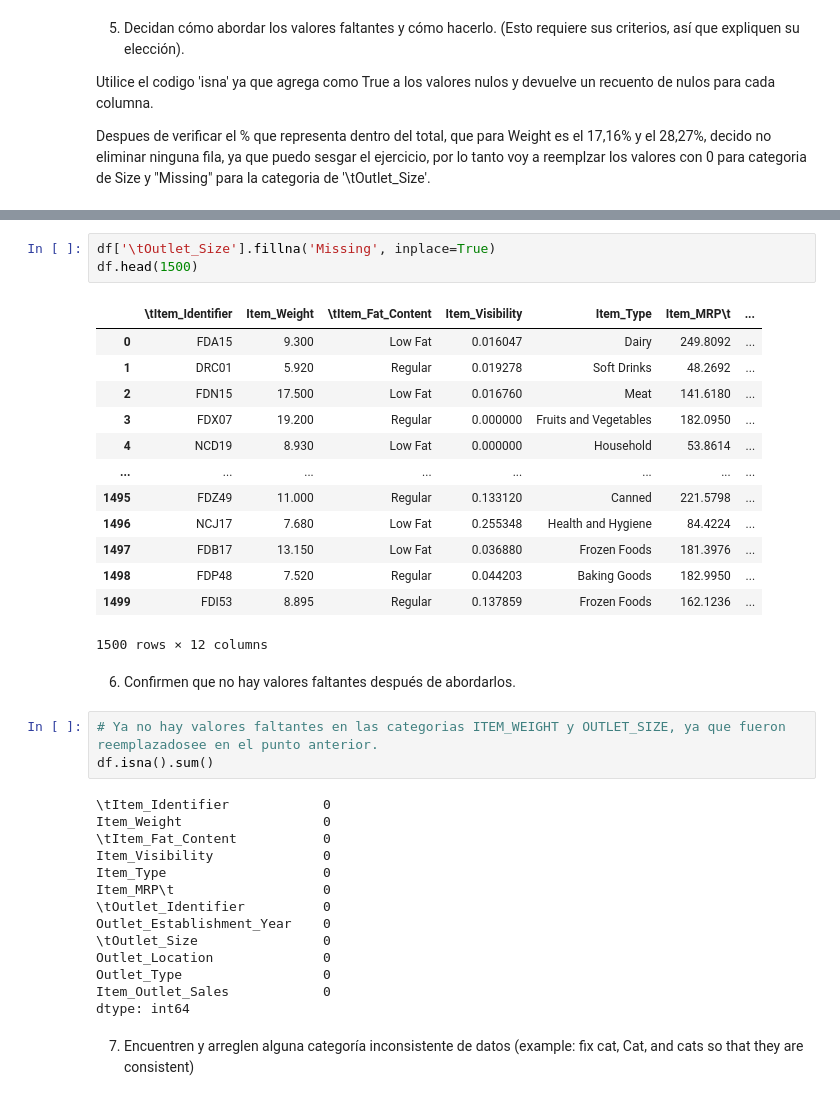
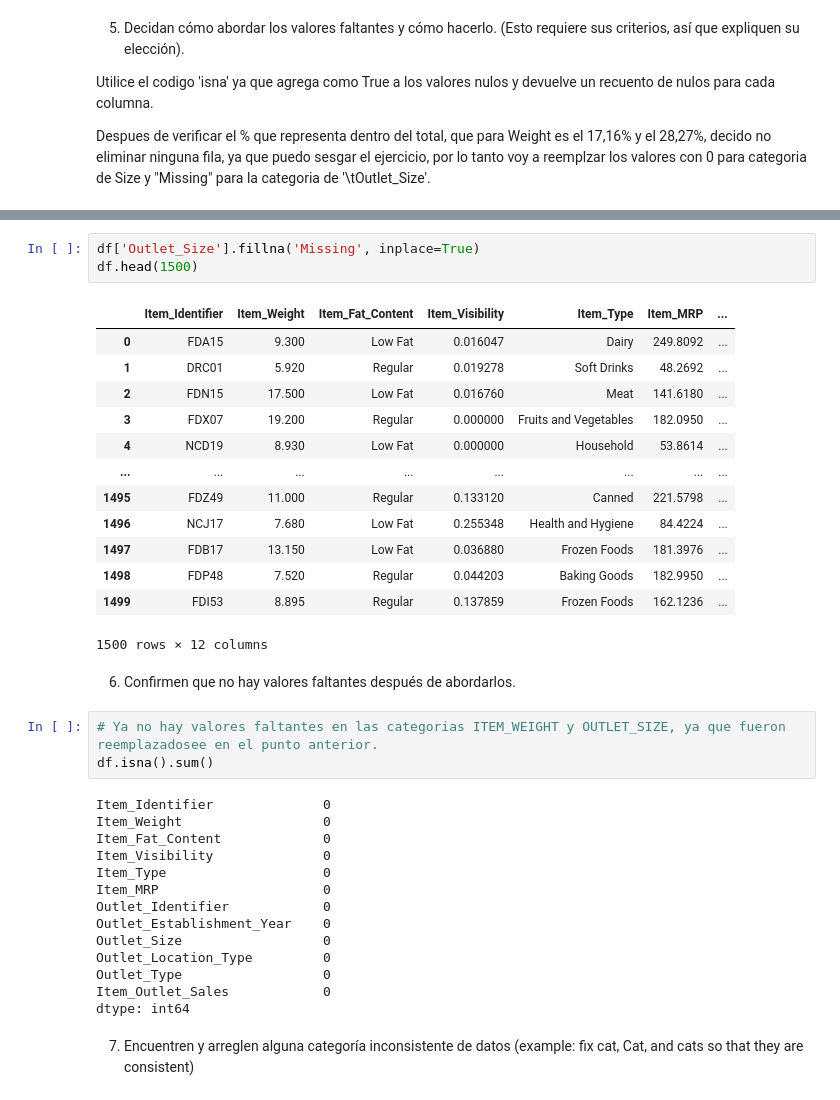
Before and after one commit to Angelica2929/sales_prediction, a Jupyter notebook: Prediccion_Ventas.ipynb, the cells around one changed output, grey strips where cells are left out. Drawn from its saved outputs; the diff is of its cells as text.

```diff
--- a/Prediccion_Ventas.ipynb
+++ b/Prediccion_Ventas.ipynb
@@ -138,10 +140,10 @@ df
 | 8522 | DRG01 | 14.800 | Low Fat | 0.044878 | Soft Drinks | 75.4670 | ... |
 8523 rows × 12 columns
 # %%
-df['\tOutlet_Size'].fillna('Missing', inplace=True)
+df['Outlet_Size'].fillna('Missing', inplace=True)
 df.head(1500)
 # %% [output]
-|  | \tItem_Identifier | Item_Weight | \tItem_Fat_Content | Item_Visibility | Item_Type | Item_MRP\t | ... |
+|  | Item_Identifier | Item_Weight | Item_Fat_Content | Item_Visibility | Item_Type | Item_MRP | ... |
 | 0 | FDA15 | 9.300 | Low Fat | 0.016047 | Dairy | 249.8092 | ... |
 | 1 | DRC01 | 5.920 | Regular | 0.019278 | Soft Drinks | 48.2692 | ... |
 | 2 | FDN15 | 17.500 | Low Fat | 0.016760 | Meat | 141.6180 | ... |
@@ -160,16 +162,16 @@ df.head(1500)
 # Ya no hay valores faltantes en las categorias ITEM_WEIGHT y OUTLET_SIZE, ya que fueron reemplazadosee en el punto anterior.
 df.isna().sum()
 # %% [output]
-\tItem_Identifier            0
+Item_Identifier              0
 Item_Weight                  0
-\tItem_Fat_Content           0
+Item_Fat_Content             0
 Item_Visibility              0
 Item_Type                    0
-Item_MRP\t                   0
-\tOutlet_Identifier          0
+Item_MRP                     0
+Outlet_Identifier            0
 Outlet_Establishment_Year    0
-\tOutlet_Size                0
-Outlet_Location              0
+Outlet_Size                  0
+Outlet_Location_Type         0
 Outlet_Type                  0
 Item_Outlet_Sales            0
 dtype: int64
```
Also changed, not shown: parts of 15 cells of this notebook.
